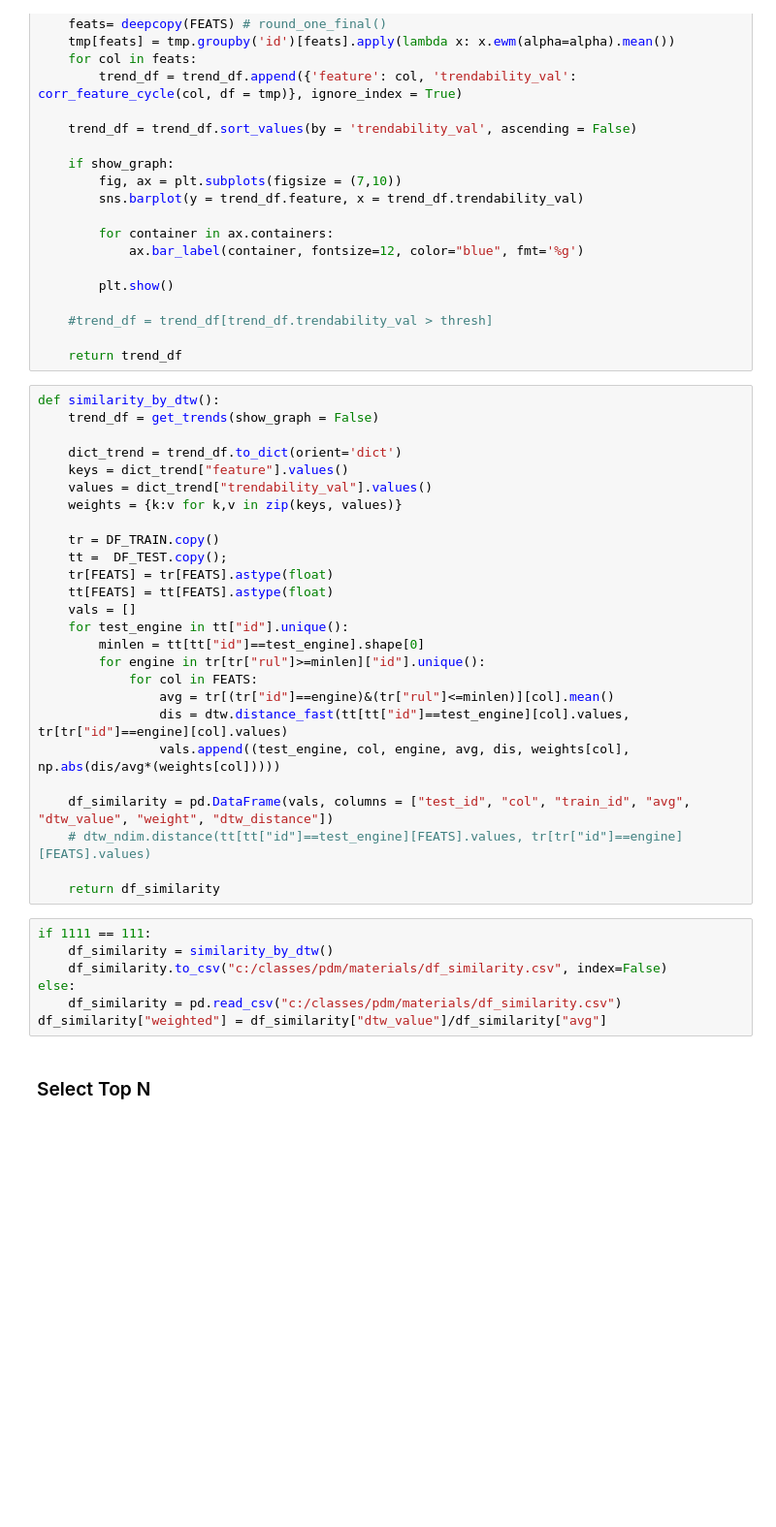
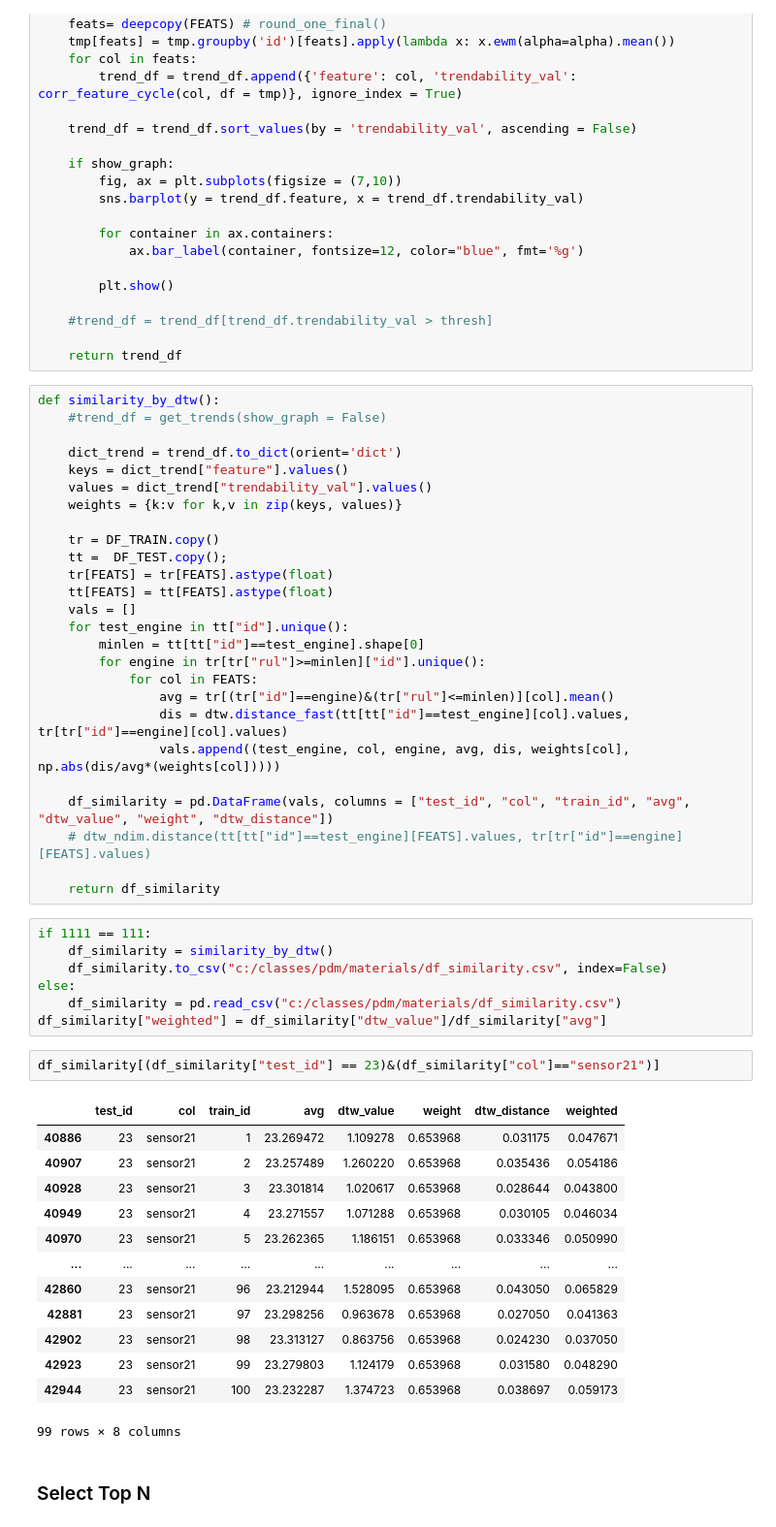
Before and after one commit to stemproaca/pdm, a Jupyter notebook: Classes/menu_D_RUL_Alternatives.ipynb, the cells around one changed output. Shown at 97% size. Cells and saved outputs as stored; diff of their text form; blank space fills up the shorter version.

```diff
--- a/Classes/menu_D_RUL_Alternatives.ipynb
+++ b/Classes/menu_D_RUL_Alternatives.ipynb
@@ -444,7 +448,7 @@ def get_trends(thresh=0.10, show_graph=True):
     return trend_df
 # %%
 def similarity_by_dtw():
-    trend_df = get_trends(show_graph = False)
+    #trend_df = get_trends(show_graph = False)
 
     dict_trend = trend_df.to_dict(orient='dict')
     keys = dict_trend["feature"].values()
@@ -475,6 +479,22 @@ if 1111 == 111:
 else:
     df_similarity = pd.read_csv("c:/classes/pdm/materials/df_similarity.csv")
 df_similarity["weighted"] = df_similarity["dtw_value"]/df_similarity["avg"]
+# %%
+df_similarity[(df_similarity["test_id"] == 23)&(df_similarity["col"]=="sensor21")]
+# %% [output]
+|  | test_id | col | train_id | avg | dtw_value | weight | dtw_distance | weighted |
+| 40886 | 23 | sensor21 | 1 | 23.269472 | 1.109278 | 0.653968 | 0.031175 | 0.047671 |
+| 40907 | 23 | sensor21 | 2 | 23.257489 | 1.260220 | 0.653968 | 0.035436 | 0.054186 |
+| 40928 | 23 | sensor21 | 3 | 23.301814 | 1.020617 | 0.653968 | 0.028644 | 0.043800 |
+| 40949 | 23 | sensor21 | 4 | 23.271557 | 1.071288 | 0.653968 | 0.030105 | 0.046034 |
+| 40970 | 23 | sensor21 | 5 | 23.262365 | 1.186151 | 0.653968 | 0.033346 | 0.050990 |
+| ... | ... | ... | ... | ... | ... | ... | ... | ... |
+| 42860 | 23 | sensor21 | 96 | 23.212944 | 1.528095 | 0.653968 | 0.043050 | 0.065829 |
+| 42881 | 23 | sensor21 | 97 | 23.298256 | 0.963678 | 0.653968 | 0.027050 | 0.041363 |
+| 42902 | 23 | sensor21 | 98 | 23.313127 | 0.863756 | 0.653968 | 0.024230 | 0.037050 |
+| 42923 | 23 | sensor21 | 99 | 23.279803 | 1.124179 | 0.653968 | 0.031580 | 0.048290 |
+| 42944 | 23 | sensor21 | 100 | 23.232287 | 1.374723 | 0.653968 | 0.038697 | 0.059173 |
+99 rows × 8 columns
 # %% [markdown]
 ### Select Top N
 # %%
```
Also changed, not shown: parts of 4 cells of this notebook, 15 other files.
